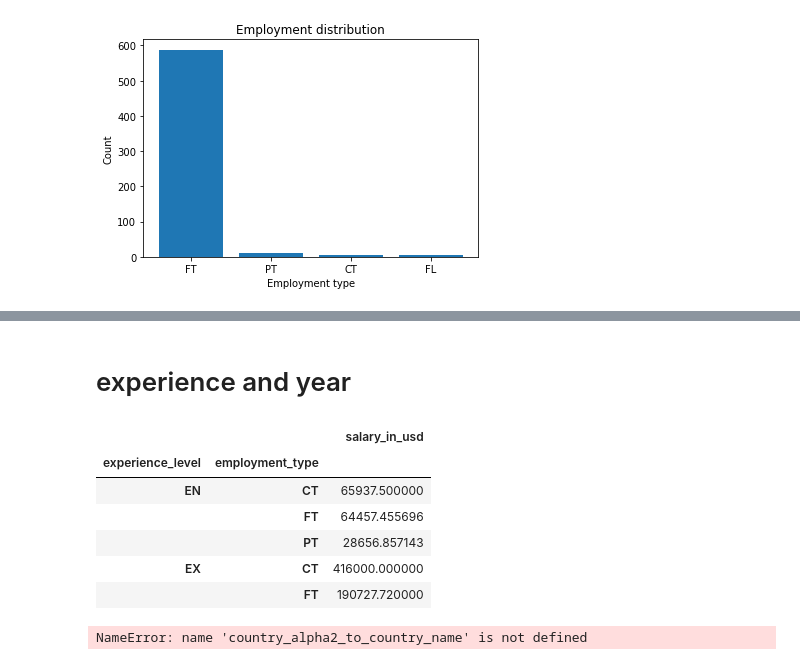
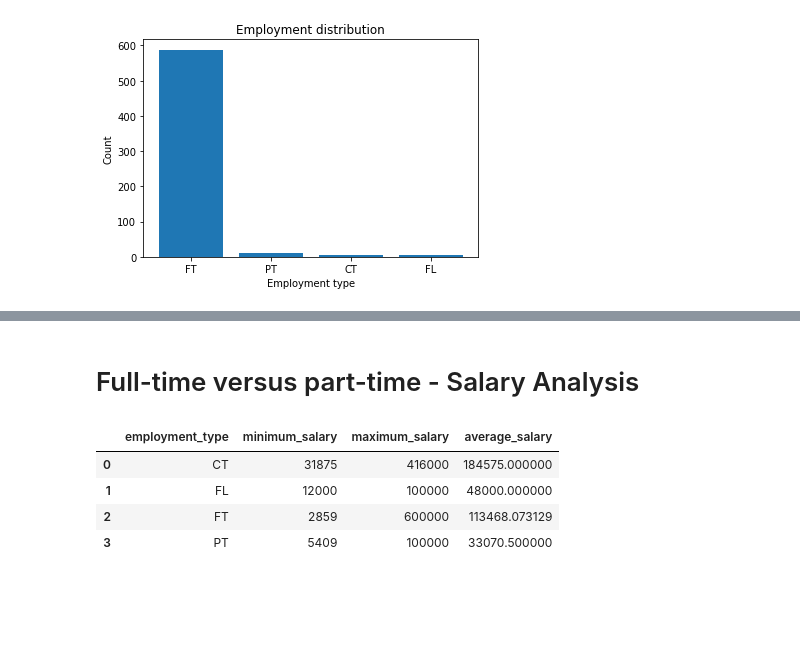
Before and after one commit to tauseefkashtwari/salary_analysis_python, a Jupyter notebook: Salary Analysis Project.ipynb, the cells around one changed output, grey strips where cells are left out. Saved outputs shown, nothing was run; the diff lists cells and outputs as text; code cells hidden in the pictures; blank space fills up the shorter version.

```diff
--- a/Salary Analysis Project.ipynb
+++ b/Salary Analysis Project.ipynb
@@ -312,21 +317,0 @@ The salary predicted for 2019 and 2018 is
-# %% [markdown]
-# experience and year
-# %%
-average_salary_data_by_experiece_year = data_new.groupby(['experience_level','employment_type']).salary_in_usd.mean() #usd
-#work_year	experience_level	employment_type
-average_salary_data_by_experiece_year = pd.DataFrame(average_salary_data_by_experiece_year)
-average_salary_data_by_experiece_year.head()
-# %% [output]
-|  |  | salary_in_usd |
-| experience_level | employment_type |  |
-| EN | CT | 65937.500000 |
-|  | FT | 64457.455696 |
-|  | PT | 28656.857143 |
-| EX | CT | 416000.000000 |
-|  | FT | 190727.720000 |
-# %%
-salaries_df.head(3)
-#salaries_df['employee_country']=salaries_df['employee_residence'].apply(country_alpha2_to_country_name)
-salaries_df['employee_country'] = salaries_df['employee_residence'].apply(country_alpha2_to_country_name,axis=0)#Convert country code ISO 3166-1 alpha-2 to country name.
-# %% [output]
-NameError: name 'country_alpha2_to_country_name' is not defined
@@ -336,0 +318,12 @@ NameError: name 'country_alpha2_to_country_name' is not defined
+# %% [markdown]
+# Full-time versus part-time - Salary Analysis
+# %%
+data_new.groupby('employment_type').agg(minimum_salary=("salary_in_usd","min"),
+                                        maximum_salary=("salary_in_usd","max"),
+                                        average_salary=("salary_in_usd","mean")).reset_index()
+# %% [output]
+|  | employment_type | minimum_salary | maximum_salary | average_salary |
+| 0 | CT | 31875 | 416000 | 184575.000000 |
+| 1 | FL | 12000 | 100000 | 48000.000000 |
+| 2 | FT | 2859 | 600000 | 113468.073129 |
+| 3 | PT | 5409 | 100000 | 33070.500000 |
```
Also changed, not shown: parts of 51 cells of this notebook.
